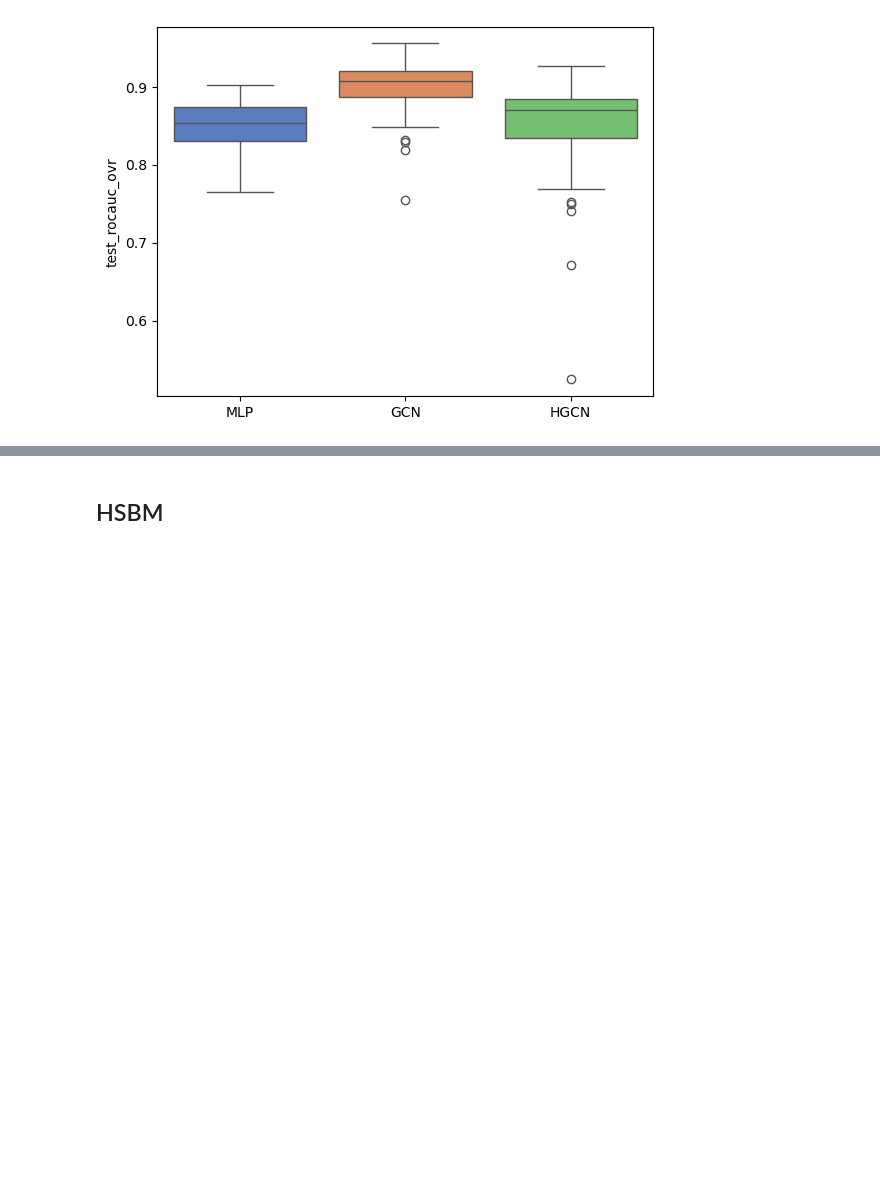
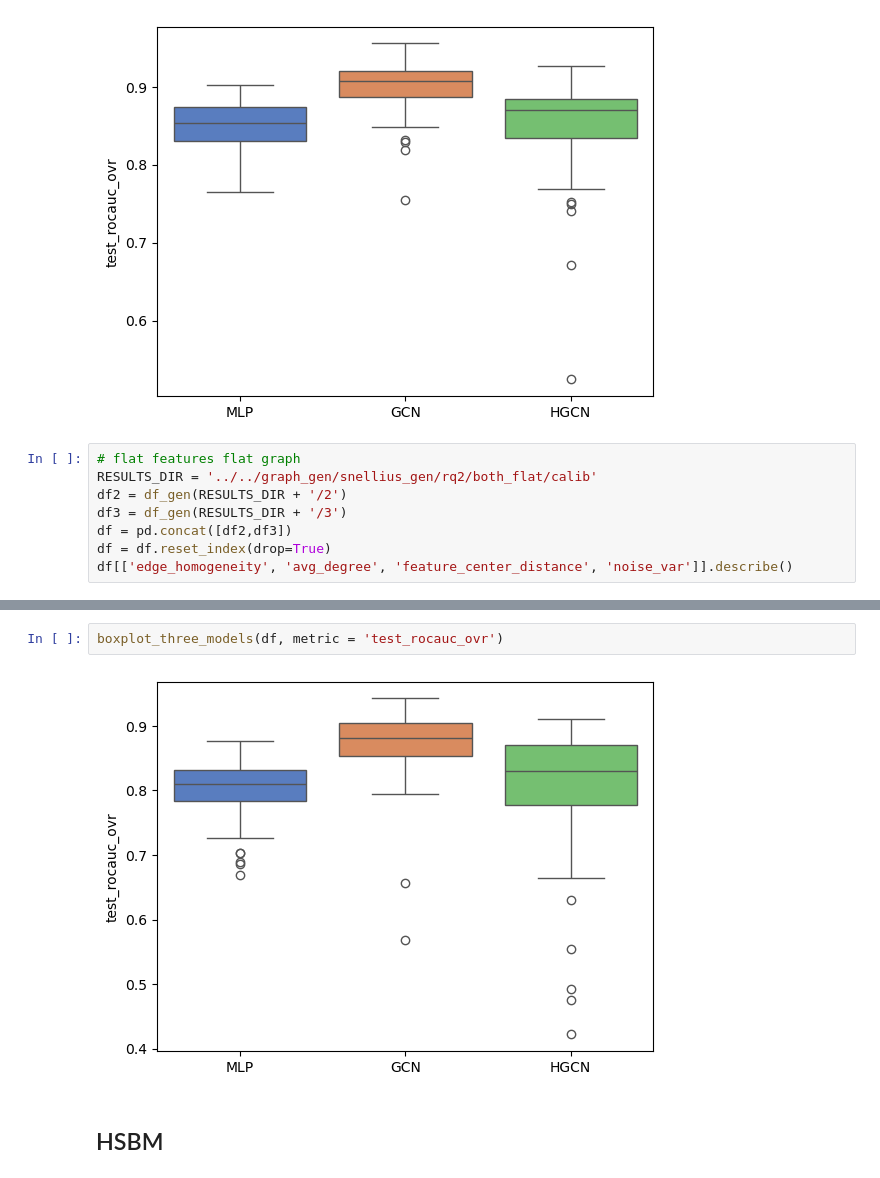
Before and after one commit to danie1uva/graphworld, a Jupyter notebook: src/notebooks/rq2.ipynb, the cells around one changed output, grey strips where cells are left out. Saved outputs shown, nothing was run; the diff lists cells and outputs as text; blank space fills up the shorter version.

```diff
--- a/src/notebooks/rq2.ipynb
+++ b/src/notebooks/rq2.ipynb
@@ -886,3 +886,11 @@ results.ndjson-00009-of-00010
 boxplot_three_models(df, metric = 'test_rocauc_ovr')
 # %% [output]
 [figure]
+# %%
+# flat features flat graph
+RESULTS_DIR = '../../graph_gen/snellius_gen/rq2/both_flat/calib'
+df2 = df_gen(RESULTS_DIR + '/2')
+df3 = df_gen(RESULTS_DIR + '/3')
+df = pd.concat([df2,df3])
+df = df.reset_index(drop=True)
+df[['edge_homogeneity', 'avg_degree', 'feature_center_distance', 'noise_var']].describe()
@@ -889,3 +927,7 @@ boxplot_three_models(df, metric = 'test_rocauc_ovr')
+# %%
+boxplot_three_models(df, metric = 'test_rocauc_ovr')
+# %% [output]
+[figure, added]
 # %% [markdown]
 ## HSBM
 # %%
```
Also changed, not shown: parts of 1 cell of this notebook.
